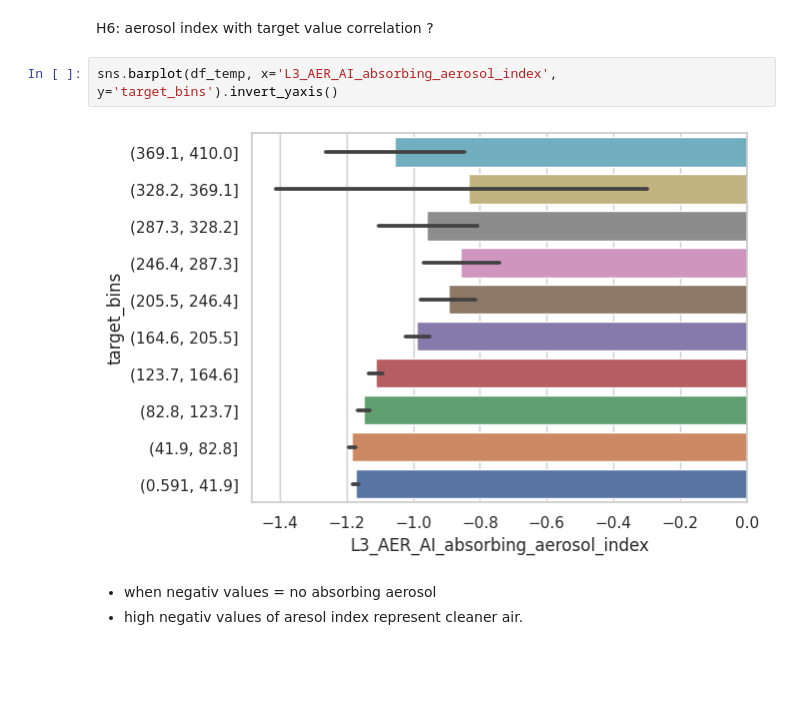
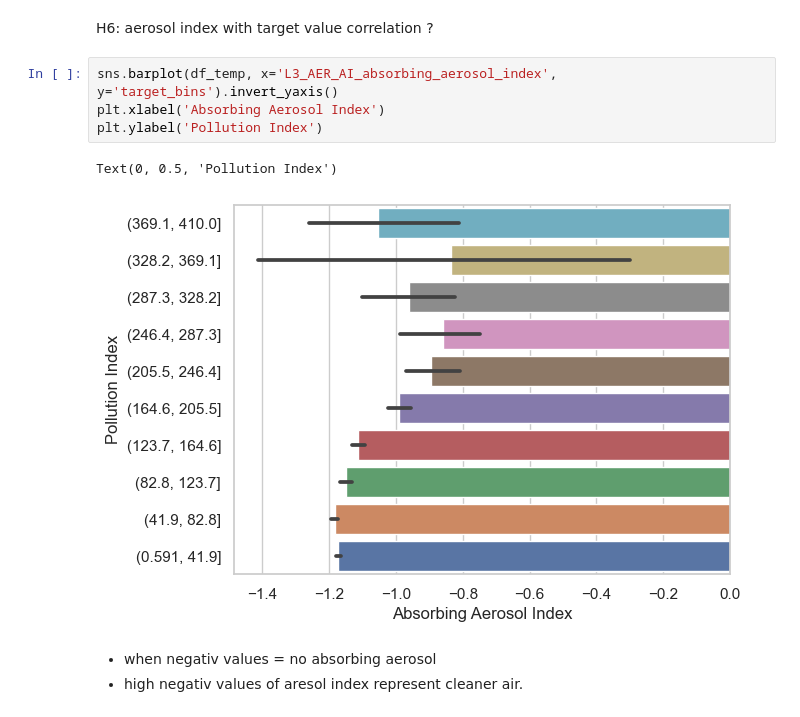
Before and after one commit to karol-pa/Urban_Air_Pollution_Challenge_Group_Work, a Jupyter notebook: Day1.ipynb, the cells around one changed output. Drawn from its saved outputs; the diff is of its cells as text; blank space fills up the shorter version.

```diff
--- a/Day1.ipynb
+++ b/Day1.ipynb
@@ -387,8 +395,11 @@ sns.barplot(df_temp, x='L3_NO2_stratospheric_NO2_column_number_density', y='targ
 H6: aerosol index with target value correlation ?
 # %%
 sns.barplot(df_temp, x='L3_AER_AI_absorbing_aerosol_index', y='target_bins').invert_yaxis()
+plt.xlabel('Absorbing Aerosol Index')
+plt.ylabel('Pollution Index')
 # %% [output]
+Text(0, 0.5, 'Pollution Index')
-[figure, old version]
+[figure, new version]
 # %% [markdown]
 - when negativ values = no absorbing aerosol
 - high negativ values of aresol index represent cleaner air.
```
Also changed, not shown: parts of 3 cells of this notebook, 6 other files.
